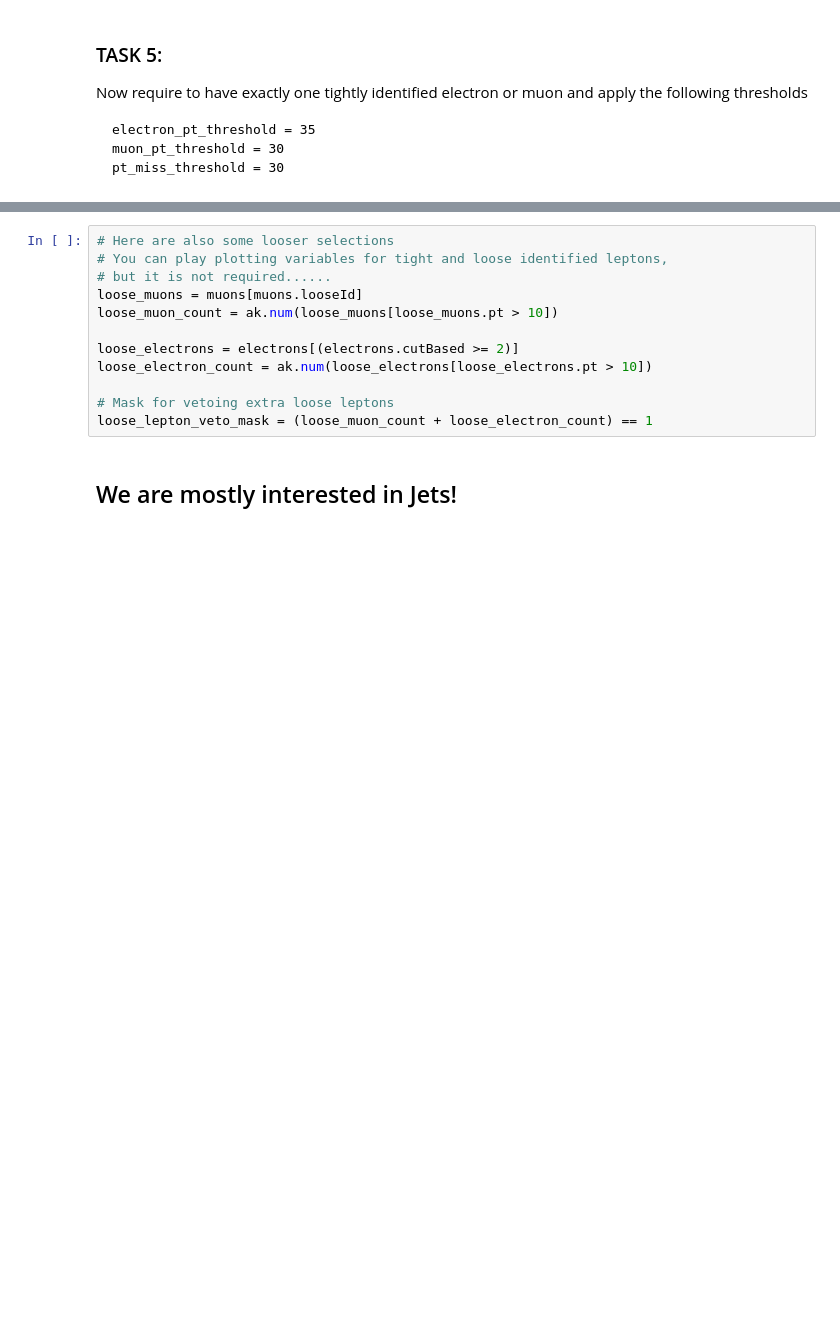
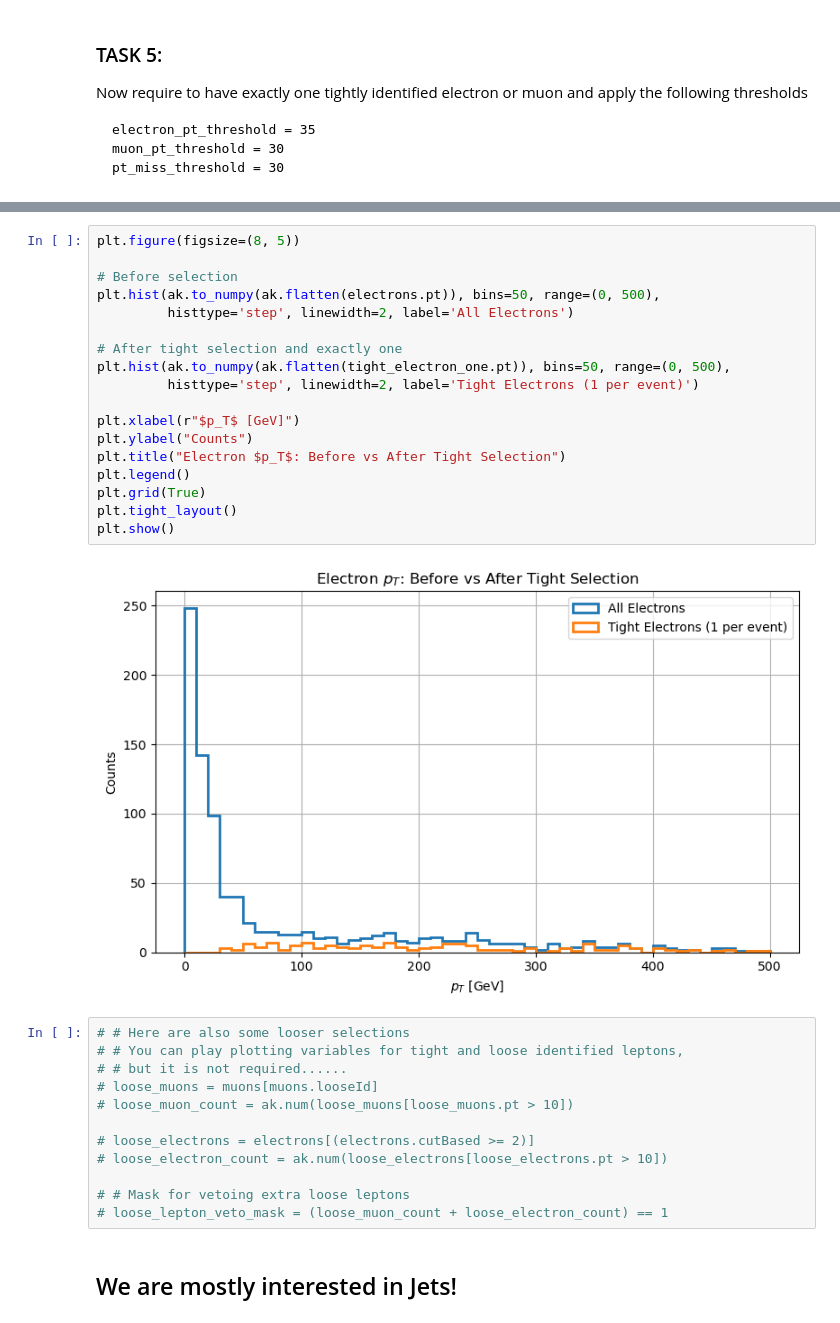
Before and after one commit to aimenobaid/polarization, a Jupyter notebook: resonancesTest_selections_h5.ipynb, the cells around one changed output, grey strips where cells are left out. Saved outputs shown, nothing was run; the diff lists cells and outputs as text; blank space fills up the shorter version.

```diff
--- a/resonancesTest_selections_h5.ipynb
+++ b/resonancesTest_selections_h5.ipynb
@@ -217,15 +301,35 @@ pt_miss_threshold = 30
+# %%
+plt.figure(figsize=(8, 5))
+
+# Before selection
+plt.hist(ak.to_numpy(ak.flatten(electrons.pt)), bins=50, range=(0, 500),
+         histtype='step', linewidth=2, label='All Electrons')
+
+# After tight selection and exactly one
+plt.hist(ak.to_numpy(ak.flatten(tight_electron_one.pt)), bins=50, range=(0, 500),
+         histtype='step', linewidth=2, label='Tight Electrons (1 per event)')
+
+plt.xlabel(r"$p_T$ [GeV]")
+plt.ylabel("Counts")
+plt.title("Electron $p_T$: Before vs After Tight Selection")
+plt.legend()
+plt.grid(True)
+plt.tight_layout()
+plt.show()
+# %% [output]
+[figure, added]
 # %%
-# Here are also some looser selections
-# You can play plotting variables for tight and loose identified leptons,
-# but it is not required......
-loose_muons = muons[muons.looseId]
-loose_muon_count = ak.num(loose_muons[loose_muons.pt > 10])
+# # Here are also some looser selections
+# # You can play plotting variables for tight and loose identified leptons,
+# # but it is not required......
+# loose_muons = muons[muons.looseId]
+# loose_muon_count = ak.num(loose_muons[loose_muons.pt > 10])
 
-loose_electrons = electrons[(electrons.cutBased >= 2)]
-loose_electron_count = ak.num(loose_electrons[loose_electrons.pt > 10])
+# loose_electrons = electrons[(electrons.cutBased >= 2)]
+# loose_electron_count = ak.num(loose_electrons[loose_electrons.pt > 10])
 
-# Mask for vetoing extra loose leptons
-loose_lepton_veto_mask = (loose_muon_count + loose_electron_count) == 1
+# # Mask for vetoing extra loose leptons
+# loose_lepton_veto_mask = (loose_muon_count + loose_electron_count) == 1
 # %% [markdown]
 ## We are mostly interested in Jets!
 # %% [markdown]
```
Also changed, not shown: parts of 21 cells of this notebook.
